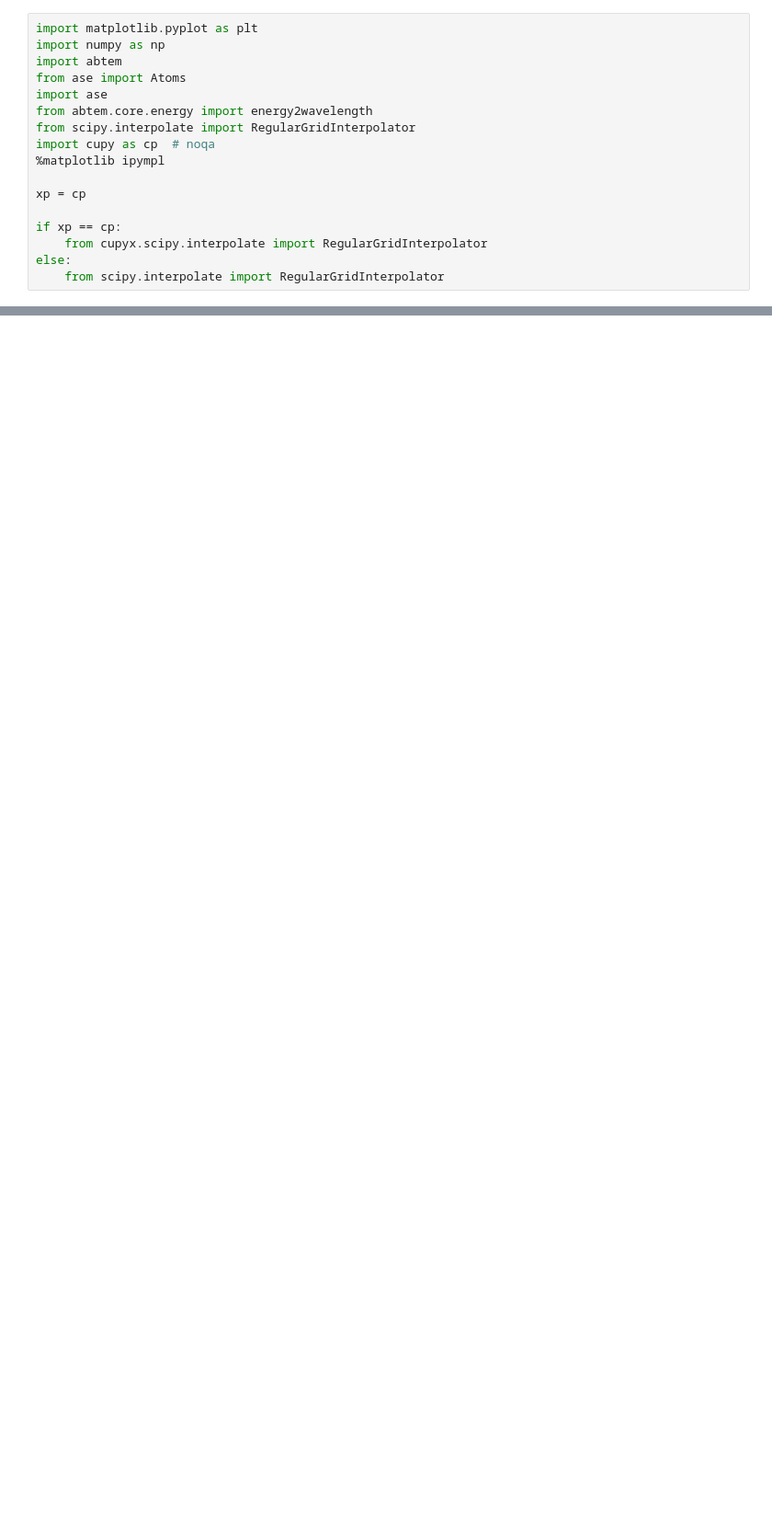
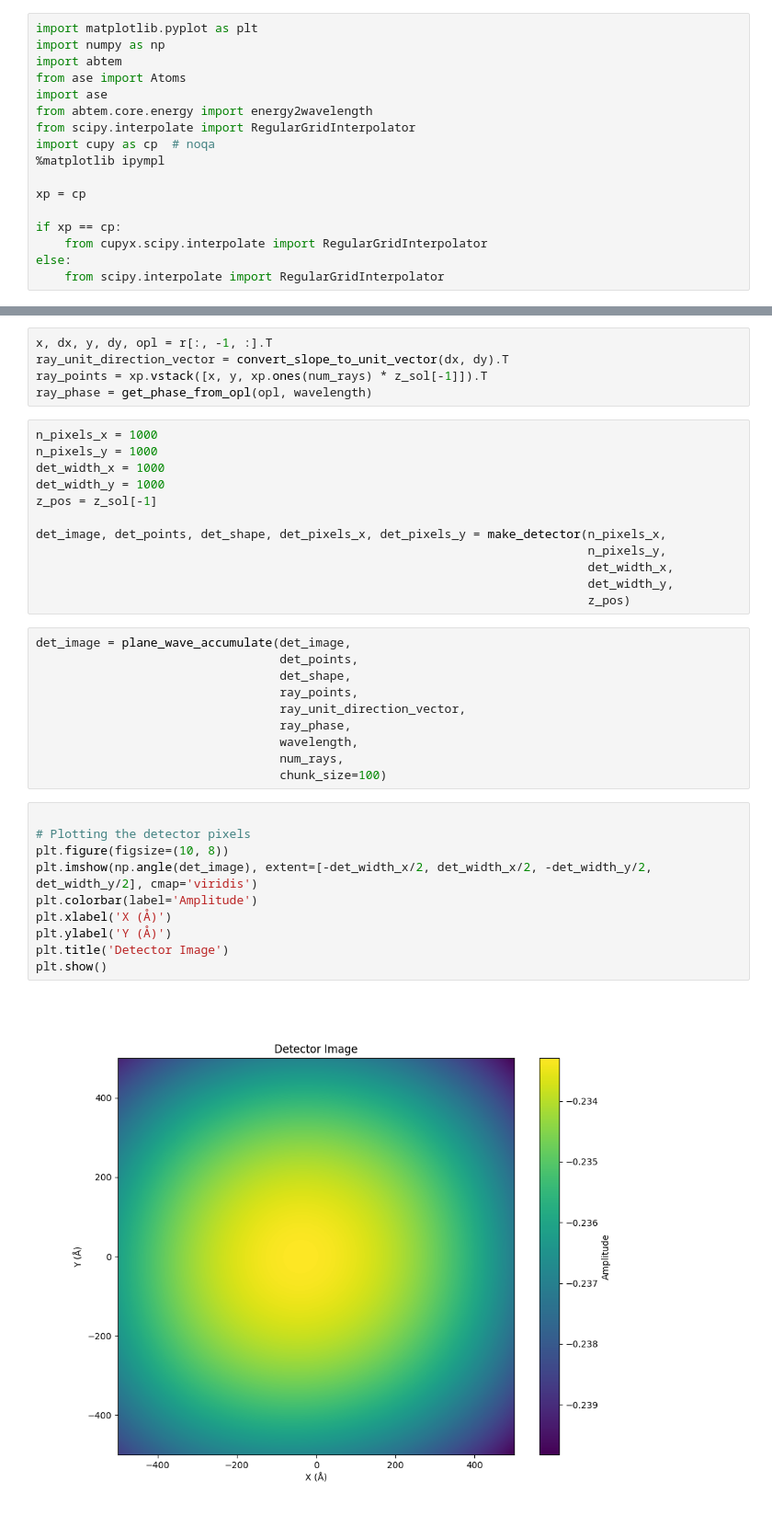
Before and after one commit to DavidLanders95/MonteCarloMS, a Jupyter notebook: eikonal.ipynb, the cells around one changed output, grey strips where cells are left out. Shown at 92% size. Cells and saved outputs as stored; diff of their text form; blank space fills up the shorter version.

```diff
--- a/eikonal.ipynb
+++ b/eikonal.ipynb
@@ -391,0 +338,39 @@ plt.show()
+# %%
+x, dx, y, dy, opl = r[:, -1, :].T
+ray_unit_direction_vector = convert_slope_to_unit_vector(dx, dy).T
+ray_points = xp.vstack([x, y, xp.ones(num_rays) * z_sol[-1]]).T
+ray_phase = get_phase_from_opl(opl, wavelength)
+# %%
+n_pixels_x = 1000
+n_pixels_y = 1000
+det_width_x = 1000
+det_width_y = 1000
+z_pos = z_sol[-1]
+
+det_image, det_points, det_shape, det_pixels_x, det_pixels_y = make_detector(n_pixels_x,
+                                                                             n_pixels_y,
+                                                                             det_width_x,
+                                                                             det_width_y,
+                                                                             z_pos)
+# %%
+det_image = plane_wave_accumulate(det_image,
+                                  det_points,
+                                  det_shape,
+                                  ray_points,
+                                  ray_unit_direction_vector,
+                                  ray_phase,
+                                  wavelength,
+                                  num_rays,
+                                  chunk_size=100)
+# %%
+
+# Plotting the detector pixels
+plt.figure(figsize=(10, 8))
+plt.imshow(np.angle(det_image), extent=[-det_width_x/2, det_width_x/2, -det_width_y/2, det_width_y/2], cmap='viridis')
+plt.colorbar(label='Amplitude')
+plt.xlabel('X (Å)')
+plt.ylabel('Y (Å)')
+plt.title('Detector Image')
+plt.show()
+# %% [output]
+[figure, added]
```
Also changed, not shown: parts of 36 cells of this notebook.
